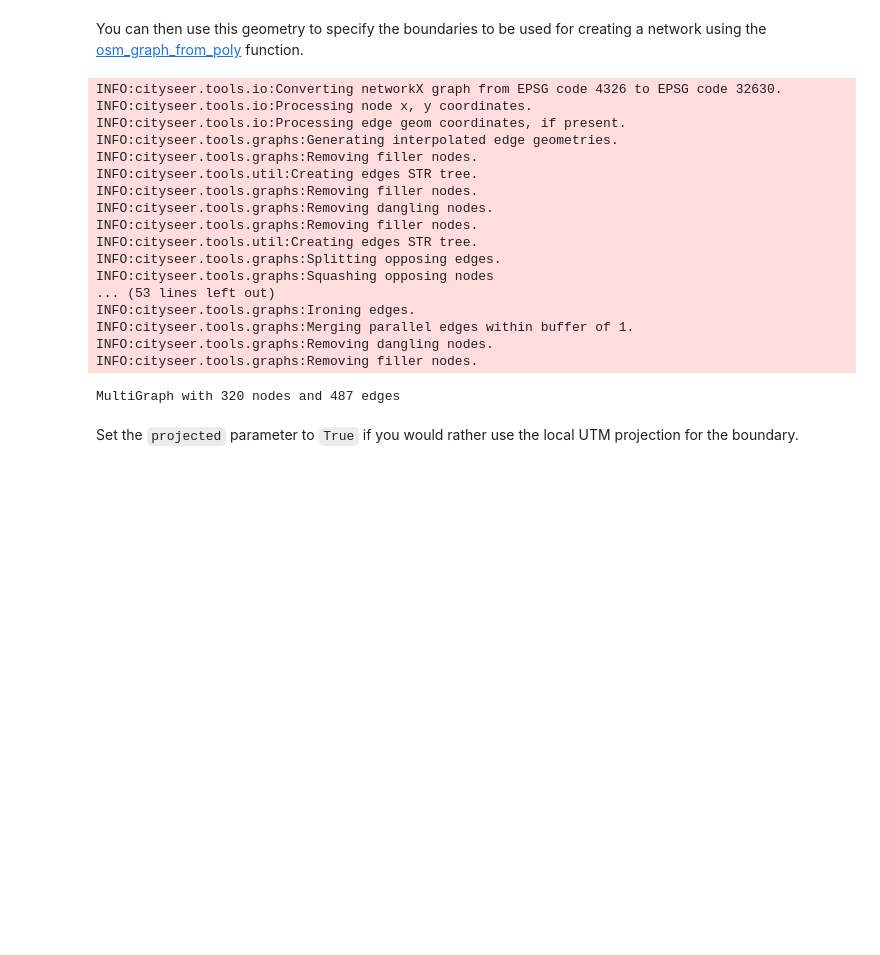
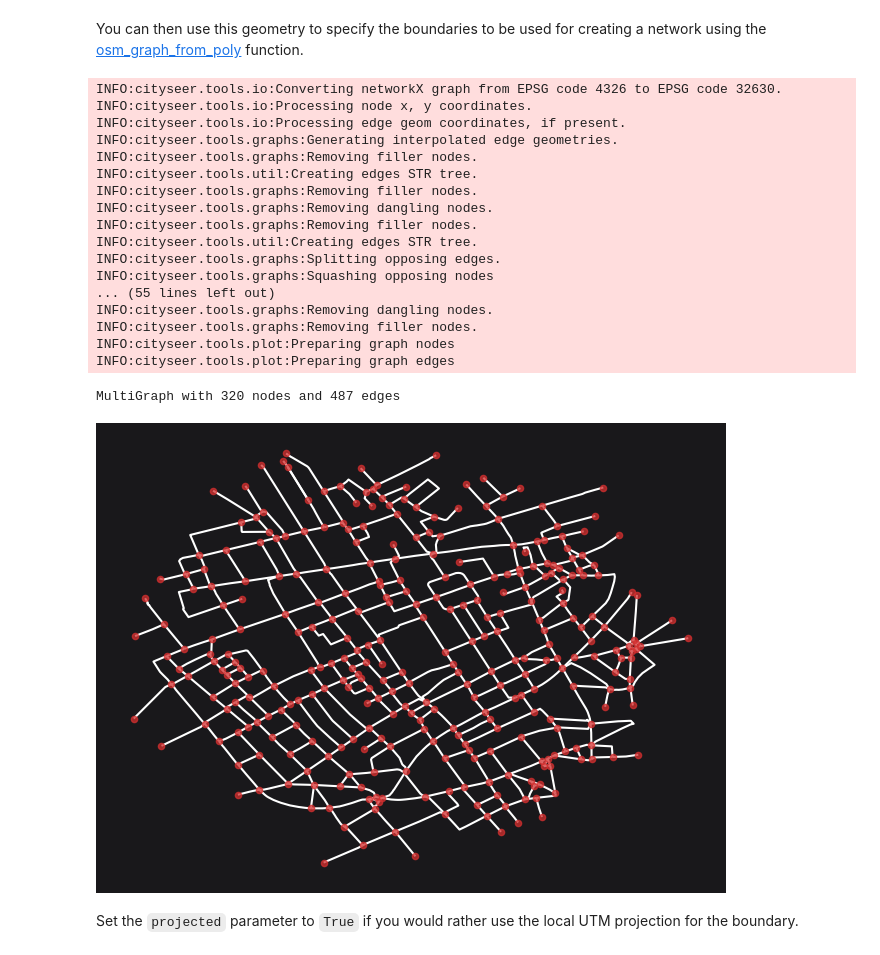
Before and after one commit to benchmark-urbanism/cityseer-examples, a Jupyter notebook: recipes/networks/create_from_buffered_point.ipynb, the cells around one changed output. Saved outputs shown, nothing was run; the diff lists cells and outputs as text; code cells hidden in the pictures; blank space fills up the shorter version.

```diff
--- a/recipes/networks/create_from_buffered_point.ipynb
+++ b/recipes/networks/create_from_buffered_point.ipynb
@@ -23,25 +23,27 @@ You can then use this geometry to specify the boundaries to be used for creating
 # %%
 G = io.osm_graph_from_poly(poly_wgs)
 print(G)
+plot.plot_nx(G, plot_geoms=True)
 # %% [output]
 INFO:cityseer.tools.io:Converting networkX graph from EPSG code 4326 to EPSG code 32630.
 INFO:cityseer.tools.io:Processing node x, y coordinates.
 INFO:cityseer.tools.io:Processing edge geom coordinates, if present.
 INFO:cityseer.tools.graphs:Generating interpolated edge geometries.
 INFO:cityseer.tools.graphs:Removing filler nodes.
 INFO:cityseer.tools.util:Creating edges STR tree.
 INFO:cityseer.tools.graphs:Removing filler nodes.
 INFO:cityseer.tools.graphs:Removing dangling nodes.
 INFO:cityseer.tools.graphs:Removing filler nodes.
 INFO:cityseer.tools.util:Creating edges STR tree.
 INFO:cityseer.tools.graphs:Splitting opposing edges.
 INFO:cityseer.tools.graphs:Squashing opposing nodes
-... (53 lines left out)
-INFO:cityseer.tools.graphs:Ironing edges.
-INFO:cityseer.tools.graphs:Merging parallel edges within buffer of 1.
+... (55 lines left out)
 INFO:cityseer.tools.graphs:Removing dangling nodes.
 INFO:cityseer.tools.graphs:Removing filler nodes.
+INFO:cityseer.tools.plot:Preparing graph nodes
+INFO:cityseer.tools.plot:Preparing graph edges
 MultiGraph with 320 nodes and 487 edges
+[figure, added]
 # %% [markdown]
 Set the `projected` parameter to `True` if you would rather use the local UTM projection for the boundary.
 # %%
```
Also changed, not shown: parts of 4 cells of this notebook, 24 other files.
